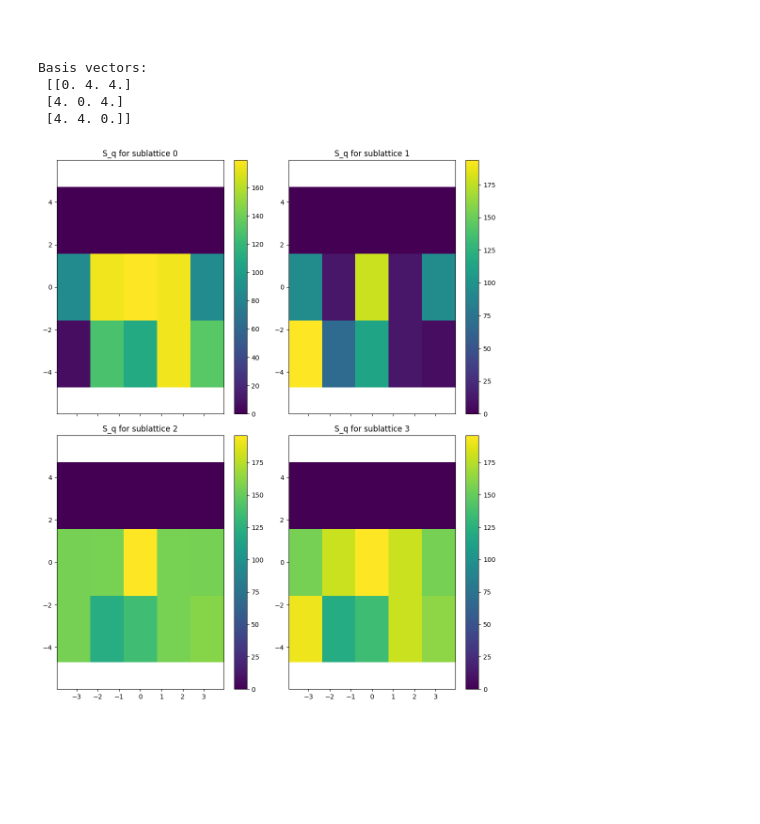
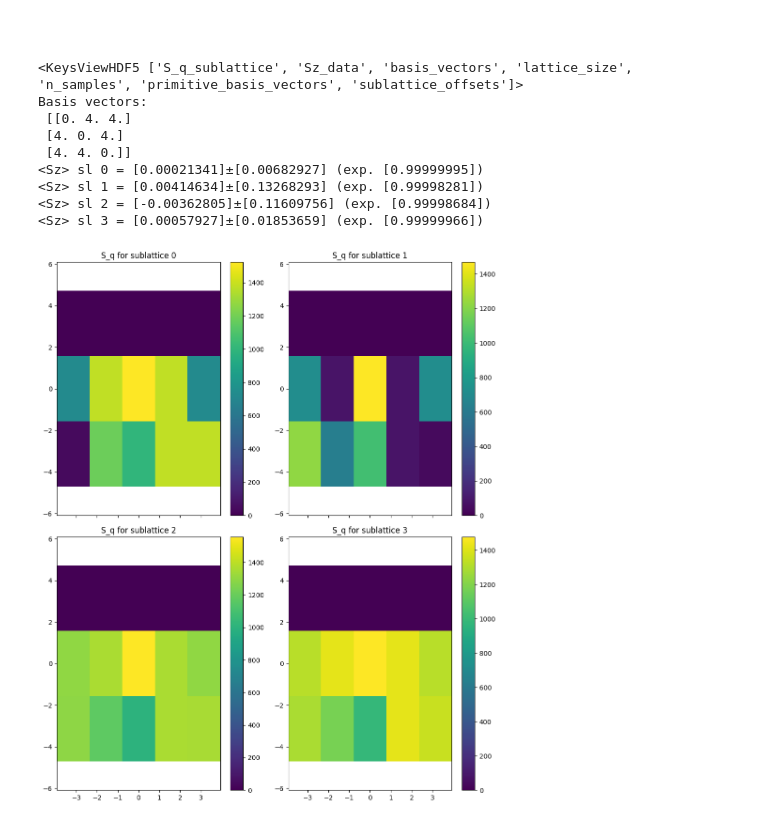
Before and after one commit to Spuriosity1/qsi-loop-MC, a Jupyter notebook: plot/SQW_plot.ipynb, the cells around one changed output. Cells and saved outputs as stored; diff of their text form; code cells hidden in the pictures; blank space fills up the shorter version.

```diff
--- a/plot/SQW_plot.ipynb
+++ b/plot/SQW_plot.ipynb
@@ -5,21 +5,21 @@ import h5py
 import numpy as np
 import matplotlib.pyplot as plt
 
-# filename = "../../tmp/L=40&n_sweeps=128&n_loop=0&n_local=16&T=0.5&seed=0xba8964&.ssf.h5"  # Replace with your actual filename
-filename = "../../tmp/L=20&n_sweeps=128&n_loop=0&n_local=16&T=0.5&seed=0xa93&.ssf.h5"  # Replace with your actual filename
-filename = "../../tmp/L=4&n_sweeps=128&n_loop=4&n_local=16&T=0.5&seed=0xa93&.ssf.h5"
+filename = "../../tmp/L=4&n_sweeps=1025&n_loop=0&n_local=128&T=0.5&seed=0x100&.ssf.h5"
 
 
 cmap = plt.get_cmap('plasma')
 
 with h5py.File(filename, 'r') as f:
 
+    print(f.keys())
+
     # # Read lattice size
     L = int(f['lattice_size'][0])
     # print("Lattice size:", lattice_size)
 
     # # Number of samples
-    # n_samples = f['n_samples'][()]
+    n_samples = f['n_samples'][()]
     # print("Number of samples:", n_samples)
 
     # Basis vectors
@@ -31,47 +31,57 @@ with h5py.File(filename, 'r') as f:
     # # Sublattice offsets
     sublattice_offsets = f['sublattice_offsets'][:]
     # print("Sublattice offsets:\n", sublattice_offsets)
+
+    # Sz raw
+    Sz_raw = f['Sz_data'][:]
+    for sl in range(4):
+        mu = np.mean(Sz_raw[sl])/n_samples
+        S2 = np.mean(Sz_raw[sl])**2/n_samples
+        print(f"<Sz> sl {sl} = {mu}±{np.sqrt(S2 - mu**2)} (exp. {np.sqrt(1-mu**2)**2})")
 
     # Now read and plot S_q for each sublattice
     n_sublattices = sublattice_offsets.shape[0]
     fig, Ax = plt.subplots(2, 2, figsize=(10, 3 * n_sublattices), sharex=True)
     axs = Ax.ravel()
 
 
     x = np.linspace(-np.pi, np.pi, L+1);
     y = np.linspace(-np.pi, np.pi, L//2+1);
 
     X, Y = np.meshgrid(x, y, indexing='ij')
 
     coords = np.vstack([X.ravel(), Y.ravel() ])
     # transformed_coords = 0.5*np.array([[1,1],[-1,1]]) @ coords
     transformed_coords = coords
 
     X_t = transformed_coords[0].reshape(X.shape)
     Y_t = transformed_coords[1].reshape(Y.shape)
     # print(transformed_coords)
 
+    S_q = f['S_q_sublattice'][:]
     for sl in range(n_sublattices):
-        dataset_name = f'S_q_sublattice_{sl}'
-        if dataset_name in f:
-            S_q = f[dataset_name][:]
 
-            im = axs[sl].pcolormesh(X_t, Y_t, np.abs(S_q))
-            # axs[sl].pcolormesh((X_t-2*np.pi), Y_t, np.abs(S_q))
-            # axs[sl].pcolormesh((X_t-2*np.pi), (Y_t-2*np.pi), np.abs(S_q))
-            # axs[sl].pcolormesh((X_t), (Y_t-2*np.pi), np.abs(S_q))
 
-            axs[sl].set_title(f'S_q for sublattice {sl}')
-            axs[sl].axis('equal')
-            fig.colorbar(im, ax=axs[sl])
-        else:
-            print(f"Warning: Dataset {dataset_name} not found.")
+        im = axs[sl].pcolormesh(X_t, Y_t, np.abs(S_q[sl]))
+        # axs[sl].pcolormesh((X_t-2*np.pi), Y_t, np.abs(S_q))
+        # axs[sl].pcolormesh((X_t-2*np.pi), (Y_t-2*np.pi), np.abs(S_q))
+        # axs[sl].pcolormesh((X_t), (Y_t-2*np.pi), np.abs(S_q))
+
+        axs[sl].set_title(f'S_q for sublattice {sl}')
+        axs[sl].axis('equal')
+        fig.colorbar(im, ax=axs[sl])
+
 
     plt.tight_layout()
     plt.show()
 # %% [output]
+<KeysViewHDF5 ['S_q_sublattice', 'Sz_data', 'basis_vectors', 'lattice_size', 'n_samples', 'primitive_basis_vectors', 'sublattice_offsets']>
 Basis vectors:
  [[0. 4. 4.]
  [4. 0. 4.]
  [4. 4. 0.]]
+<Sz> sl 0 = [0.00021341]±[0.00682927] (exp. [0.99999995])
+<Sz> sl 1 = [0.00414634]±[0.13268293] (exp. [0.99998281])
+<Sz> sl 2 = [-0.00362805]±[0.11609756] (exp. [0.99998684])
+<Sz> sl 3 = [0.00057927]±[0.01853659] (exp. [0.99999966])
-[figure, old version]
+[figure, new version]
```
Also changed, not shown: 3 other files.
